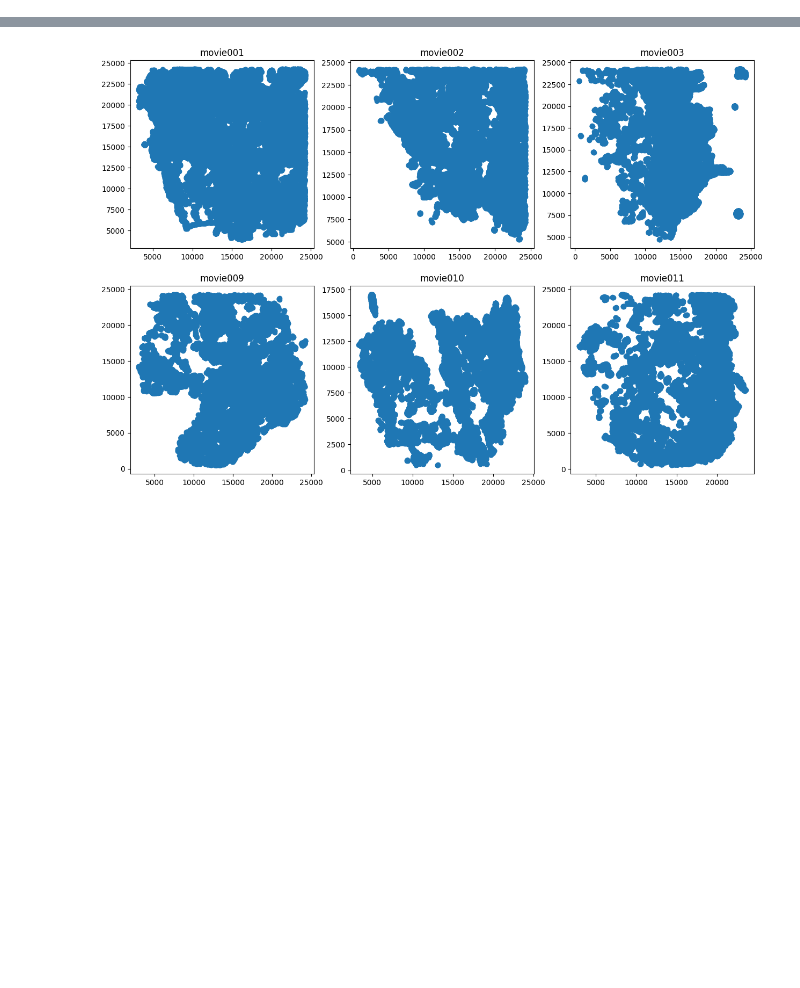
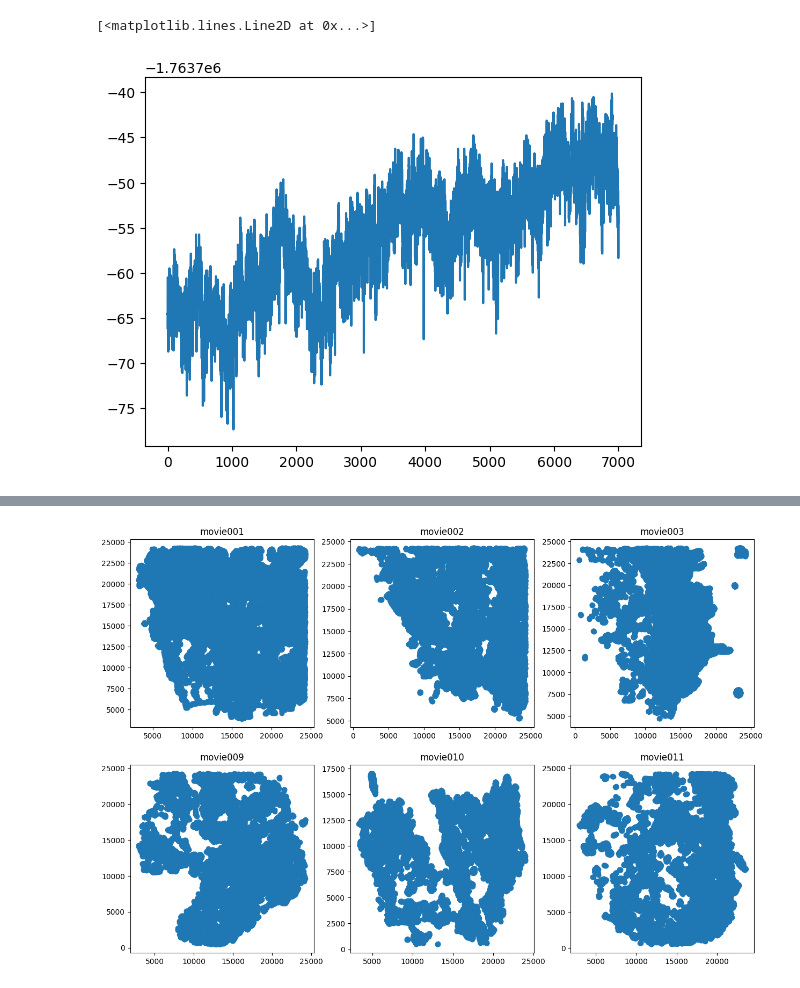
Before and after one commit to vkumar61/GPcurve, a Jupyter notebook: Auxilliary/visualizationtion code.ipynb, the cells around one changed output, grey strips where cells are left out. Drawn from its saved outputs; the diff is of its cells as text; code cells hidden in the pictures; blank space fills up the shorter version.

```diff
--- a/Auxilliary/visualizationtion code.ipynb
+++ b/Auxilliary/visualizationtion code.ipynb
@@ -11,0 +14,15 @@ from scipy import stats
+# %%
+file = open("C:/Users/vkuma/PresseLab/Research/7000 2960.085254537092 4141.696998339996variables.pkl", "rb")
+variables1 = pickle.load(file)
+file = open("C:/Users/vkuma/PresseLab/Research/7000 2960.085254537092 4141.696998339996data.pkl", "rb")
+data1 = pickle.load(file)
+
+file = "C:/Users/vkuma/PresseLab/Research/Results.h5"
+f = h5py.File(file, 'r')
+dVect1 = f['d'][()]
+pVect1 = f['P'][()]
+# %%
+plt.plot(pVect1[-7000:])
+# %% [output]
+[<matplotlib.lines.Line2D at 0x...>]
+[figure, added]
```
Also changed, not shown: parts of 10 cells of this notebook, 13 other files.
